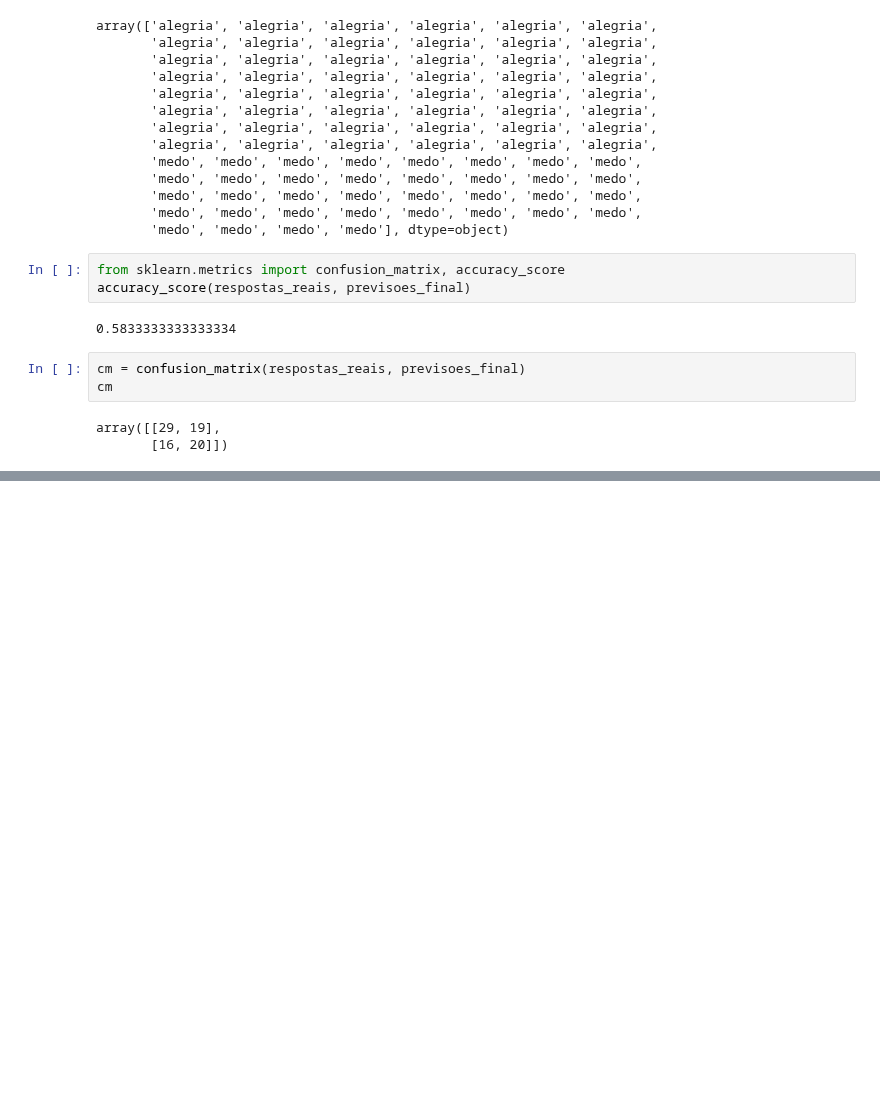
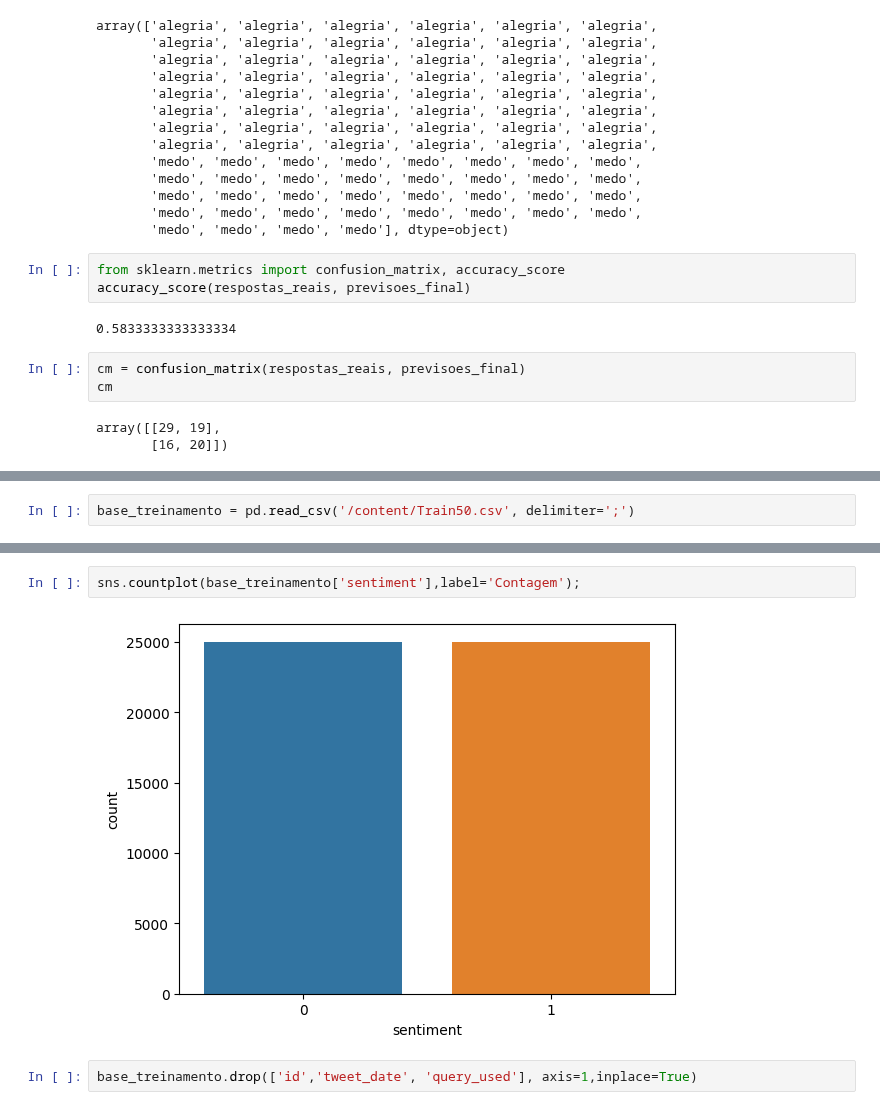
Before and after one commit to WallaceSantana79/CursoMachineLearning, a Jupyter notebook: Classificação_de_Textos_com_spaCy.ipynb, the cells around one changed output, grey strips where cells are left out. Drawn from its saved outputs; the diff is of its cells as text; blank space fills up the shorter version.

```diff
--- a/Classificação_de_Textos_com_spaCy.ipynb
+++ b/Classificação_de_Textos_com_spaCy.ipynb
@@ -499,0 +509,2 @@ array([[29, 19],
+# %%
+base_treinamento = pd.read_csv('/content/Train50.csv', delimiter=';')
@@ -499,0 +533,6 @@ array([[29, 19],
+# %%
+sns.countplot(base_treinamento['sentiment'],label='Contagem');
+# %% [output]
+[figure, added]
+# %%
+base_treinamento.drop(['id','tweet_date', 'query_used'], axis=1,inplace=True)
```
Also changed, not shown: parts of 50 cells of this notebook.
